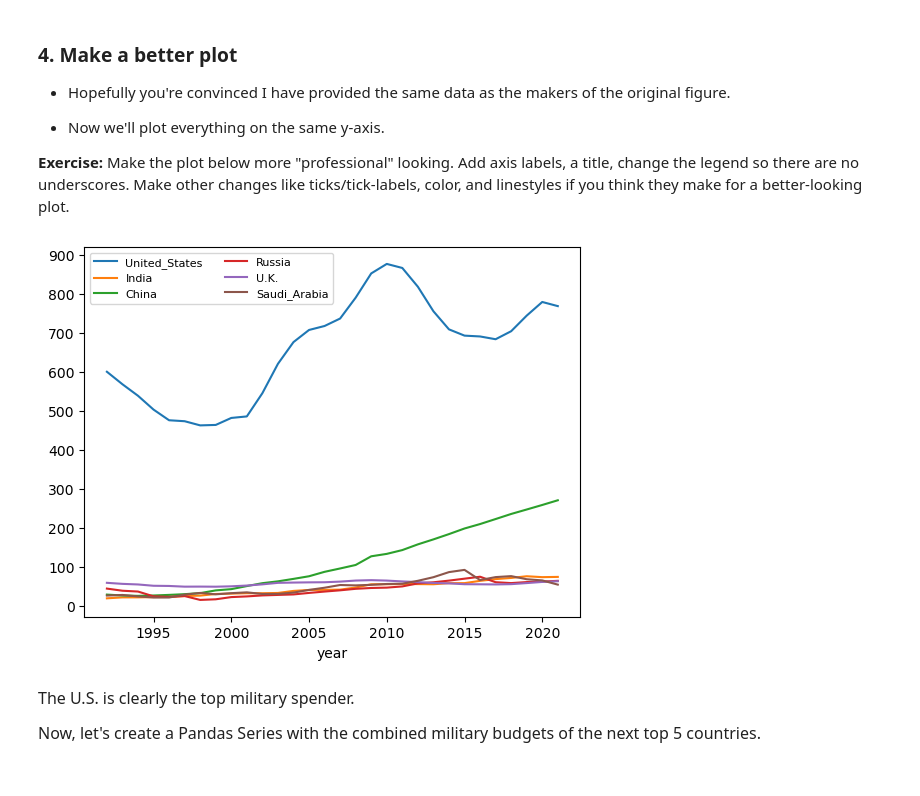
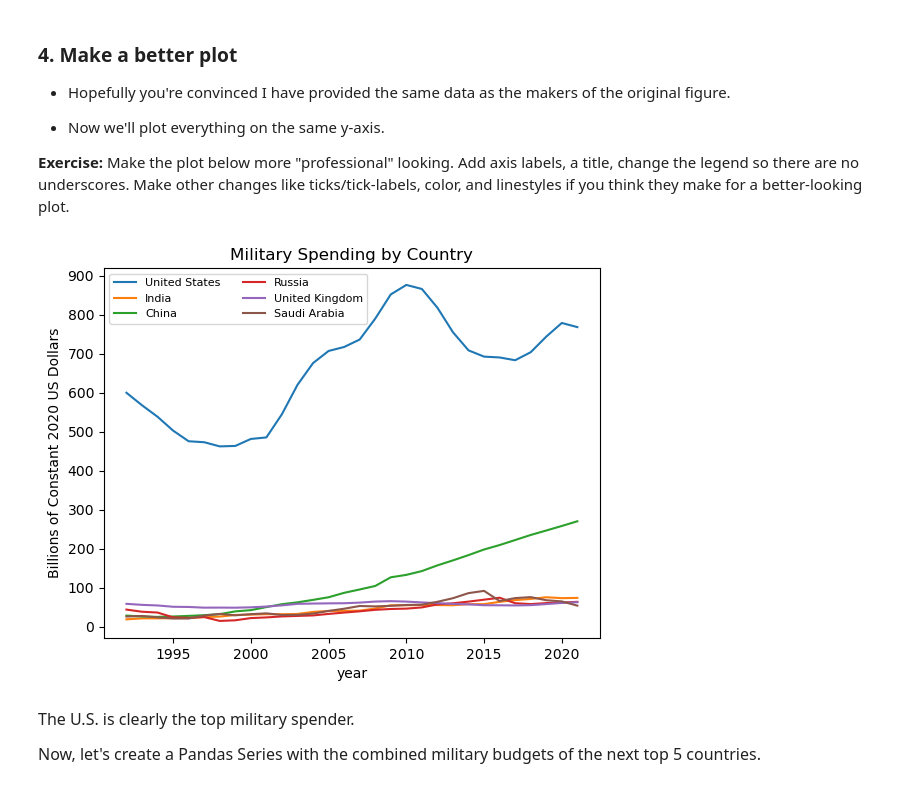
Before and after one commit to awan399/qtm151fall2025, a Jupyter notebook: Lecture_22/complete_lecture_22.ipynb, the cells around one changed output. Cells and saved outputs as stored; diff of their text form; code cells hidden in the pictures.

```diff
--- a/Lecture_22/complete_lecture_22.ipynb
+++ b/Lecture_22/complete_lecture_22.ipynb
@@ -180,11 +180,14 @@ Later, we'll see how you can do the plotting in an entirely different notebook u
 **Exercise:** Make the plot below more "professional" looking. Add axis labels, a title, change the legend so there are no underscores. Make other changes like ticks/tick-labels, color, and linestyles if you think they make for a better-looking plot.
 # %%
 ax = df_billions.plot()
-ax.legend(loc = "upper left", ncol = 2, fontsize = 8)
+ax.set_ylabel("Billions of Constant 2020 US Dollars")
+legend_labels = ["United States", "India", "China", "Russia", "United Kingdom", "Saudi Arabia"]
+ax.legend(legend_labels, loc = "upper left", ncol = 2, fontsize = 8)
 ax.set_yticks([0, 100, 200, 300, 400, 500, 600, 700, 800, 900])
+ax.set_title("Military Spending by Country")
 plt.show()
 # %% [output]
-[figure, old version]
+[figure, new version]
 # %% [markdown]
 <font size = "3">
 
```
Also changed, not shown: parts of 8 cells of this notebook, 5 other files.
